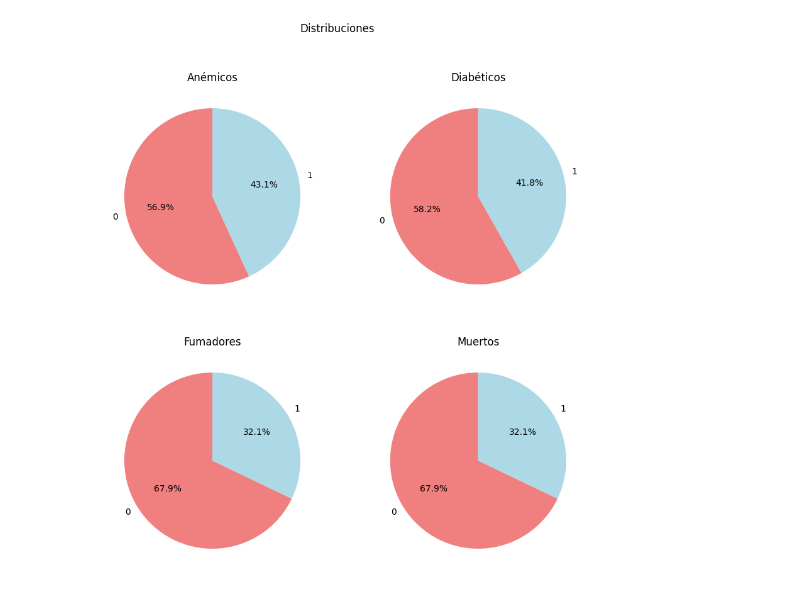
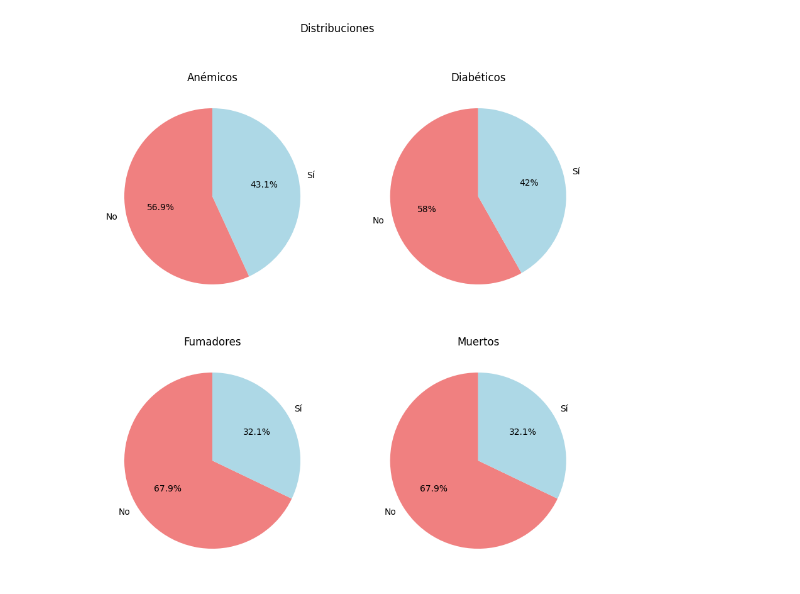
Before and after one commit to Ra0608/numpy-proyecto, a Jupyter notebook: parte_8.ipynb, the cells around one changed output. Drawn from its saved outputs; the diff is of its cells as text; code cells hidden in the pictures.

```diff
--- a/parte_8.ipynb
+++ b/parte_8.ipynb
@@ -1,8 +34,17 @@
 # %%
 import matplotlib.pyplot as plt
 import pandas as pd
+import requests
+from io import StringIO
+import pandas as pd
 
-df = pd.read_csv("resultado.csv")
+
+df =pd.read_csv('resultado.csv')
+# Mapear 0 y 1 a "No" y "Sí" para las columnas relevantes
+df['anaemia'] = df['anaemia'].map({0: 'No', 1: 'Sí'})
+df['diabetes'] = df['diabetes'].map({0: 'No', 1: 'Sí'})
+df['smoking'] = df['smoking'].map({0: 'No', 1: 'Sí'})
+df['DEATH_EVENT'] = df['DEATH_EVENT'].map({0: 'No', 1: 'Sí'})
 
 # Cantidad de anémicos
 anemicos = df['anaemia'].value_counts()
@@ -10,32 +52,32 @@ anemicos = df['anaemia'].value_counts()
 # Cantidad de diabéticos
 diabeticos = df['diabetes'].value_counts()
 
 # Cantidad de fumadores
 fumadores = df['smoking'].value_counts()
 
 # Cantidad de muertos
 muertos = df['DEATH_EVENT'].value_counts()
 
 # Configurar subplots
 fig, axs = plt.subplots(2, 2, figsize=(10, 10))
 fig.suptitle('Distribuciones')
 
 # Gráfica de torta para anémicos
 axs[0, 0].pie(anemicos, labels=anemicos.index, autopct='%1.1f%%', startangle=90, colors=['lightcoral', 'lightblue'])
 axs[0, 0].set_title('Anémicos')
 
 # Gráfica de torta para diabéticos
-axs[0, 1].pie(diabeticos, labels=diabeticos.index, autopct='%1.1f%%', startangle=90, colors=['lightcoral', 'lightblue'])
+axs[0, 1].pie(diabeticos, labels=diabeticos.index, autopct='%1.00f%%', startangle=90, colors=['lightcoral', 'lightblue'])
 axs[0, 1].set_title('Diabéticos')
 
 # Gráfica de torta para fumadores
 axs[1, 0].pie(fumadores, labels=fumadores.index, autopct='%1.01f%%', startangle=90, colors=['lightcoral', 'lightblue'])
 axs[1, 0].set_title('Fumadores')
 
 # Gráfica de torta para muertos
 axs[1, 1].pie(muertos, labels=muertos.index, autopct='%1.1f%%', startangle=90, colors=['lightcoral', 'lightblue'])
 axs[1, 1].set_title('Muertos')
 
 plt.show()
 # %% [output]
-[figure, old version]
+[figure, new version]
```
Also changed, not shown: parts of 1 cell of this notebook, 2 other files.
